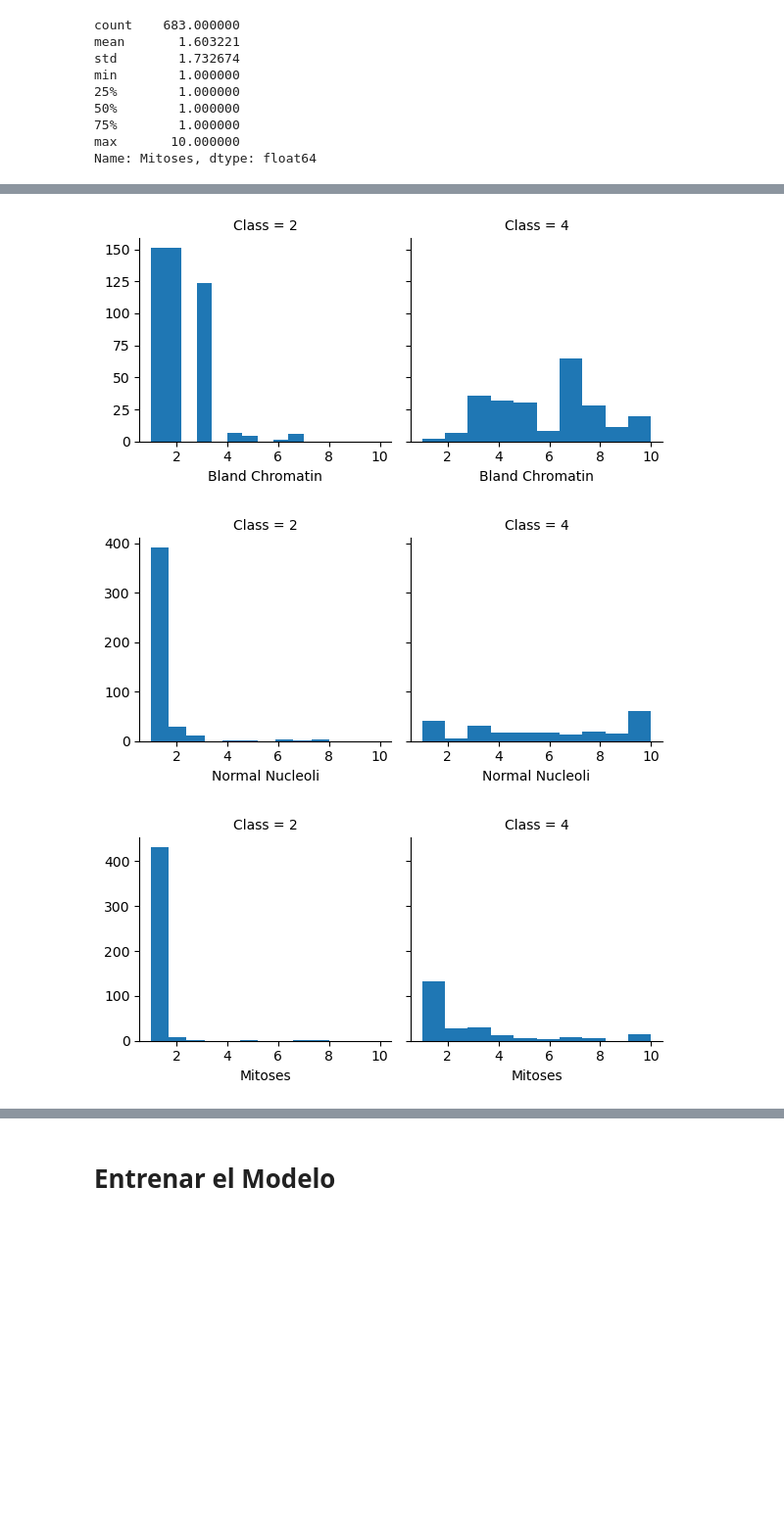
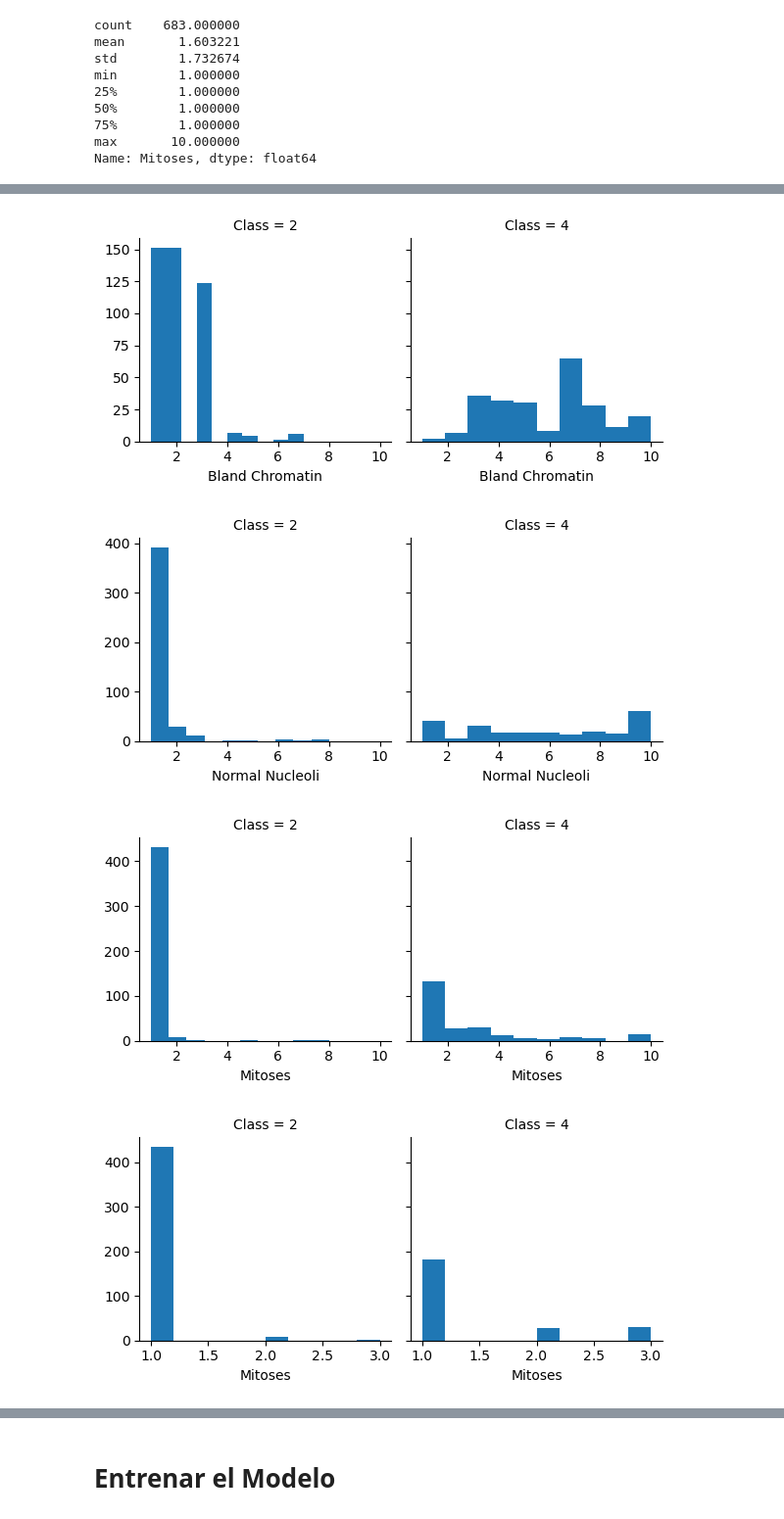
Before and after one commit to KaikoKill/Model-of-BCW, a Jupyter notebook: Model of BCW.ipynb, the cells around one changed output, grey strips where cells are left out. Shown: that part at 98% size. Saved outputs shown, nothing was run; the diff lists cells and outputs as text; code cells hidden in the pictures; blank space fills up the shorter version.

```diff
--- a/Model of BCW.ipynb
+++ b/Model of BCW.ipynb
@@ -163 +187,4 @@ Class
 Name: count, dtype: int64
+# %%
+df_copy['Bare Nuclei'] = pd.to_numeric(df_copy['Bare Nuclei'], errors='coerce', downcast='integer')
+df_copy['Bare Nuclei'].value_counts()
@@ -238,23 +278,23 @@ min        1.000000
 75%        1.000000
 max       10.000000
 Name: Mitoses, dtype: float64
+# %%
+df_copy2 = df_copy.copy()
 # %%
 # Asignar la mediana a los datos atípicos en la columna 'mitosis' en df_copy
-df_copy = df.copy()
-# Reemplazar valores mayores de 3 en la columna 'mitosis' con 1 o 2
 def replace_outliers(value):
     if value > 3:
-        return int(df['Mitoses'].mean())
+        return int(df_copy2['Mitoses'].mean())
     return value
 
-df_copy['Mitoses'] = df_copy['Mitoses'].apply(replace_outliers)
+df_copy2['Mitoses'] = df_copy2['Mitoses'].apply(replace_outliers)
 
 # Verificar si los valores atípicos han sido reemplazados
-print(df_copy['Mitoses'].values)
-plt.boxplot(df_copy['Mitoses'], vert=False)
+print(df_copy2['Mitoses'].values)
+plt.boxplot(df_copy2['Mitoses'], vert=False)
 plt.title('Mitoses')
 plt.show()
-df_copy.info()
+df_copy2.info()
 # %% [output]
 [1 1 1 1 1 1 1 1 1 1 1 1 1 1 1 1 1 1 2 1 1 1 1 1 1 1 1 1 1 1 1 3 1 1 1 1 1
  1 1 2 3 1 1 2 1 1 1 2 1 1 2 1 1 1 1 1 1 1 1 1 1 1 1 1 1 1 1 1 1 1 1 1 3 1
@@ -297,46 +337,50 @@ memory usage: 64.0 KB
 # %%
-hist = sns.FacetGrid(df, col= 'Class')
+hist = sns.FacetGrid(df_copy2, col= 'Class')
 hist.map(plt.hist, 'Clump Thickness', bins = 10)
 
-hist = sns.FacetGrid(df, col= 'Class')
+hist = sns.FacetGrid(df_copy2, col= 'Class')
 hist.map(plt.hist, 'Uniformity of Cell Size', bins = 10)
 
-hist = sns.FacetGrid(df, col= 'Class')
+hist = sns.FacetGrid(df_copy2, col= 'Class')
 hist.map(plt.hist, 'Uniformity of Cell Shape', bins = 10)
 
-hist = sns.FacetGrid(df, col= 'Class')
+hist = sns.FacetGrid(df_copy2, col= 'Class')
 hist.map(plt.hist, 'Marginal Adhesion', bins = 10)
 
-hist = sns.FacetGrid(df, col= 'Class')
+hist = sns.FacetGrid(df_copy2, col= 'Class')
 hist.map(plt.hist, 'Single Epithelial Cell Size', bins = 10)
 
-hist = sns.FacetGrid(df, col= 'Class')
+hist = sns.FacetGrid(df_copy2, col= 'Class')
 hist.map(plt.hist, 'Marginal Adhesion', bins = 10)
 
-hist = sns.FacetGrid(df, col= 'Class')
+hist = sns.FacetGrid(df_copy2, col= 'Class')
 hist.map(plt.hist, 'Marginal Adhesion', bins = 10)
 
-hist = sns.FacetGrid(df, col= 'Class')
+hist = sns.FacetGrid(df_copy2, col= 'Class')
 hist.map(plt.hist, 'Bare Nuclei', bins = 10)
 
-hist = sns.FacetGrid(df, col= 'Class')
+hist = sns.FacetGrid(df_copy2, col= 'Class')
 hist.map(plt.hist, 'Bland Chromatin', bins = 10)
 
-hist = sns.FacetGrid(df, col= 'Class')
+hist = sns.FacetGrid(df_copy2, col= 'Class')
 hist.map(plt.hist, 'Normal Nucleoli', bins = 10)
 
-hist = sns.FacetGrid(df, col= 'Class')
+hist = sns.FacetGrid(df_copy, col= 'Class')
 hist.map(plt.hist, 'Mitoses', bins = 10)
+
+hist = sns.FacetGrid(df_copy2, col= 'Class')
+hist.map(plt.hist, 'Mitoses', bins = 10)
 # %% [output]
 <seaborn.axisgrid.FacetGrid at 0x...>
 [figure]
 [figure]
 [figure]
 [figure]
 [figure]
 [figure]
 [figure]
 [figure]
 [figure]
 [figure]
 [figure]
+[figure, added]
```
Also changed, not shown: parts of 16 cells of this notebook.
